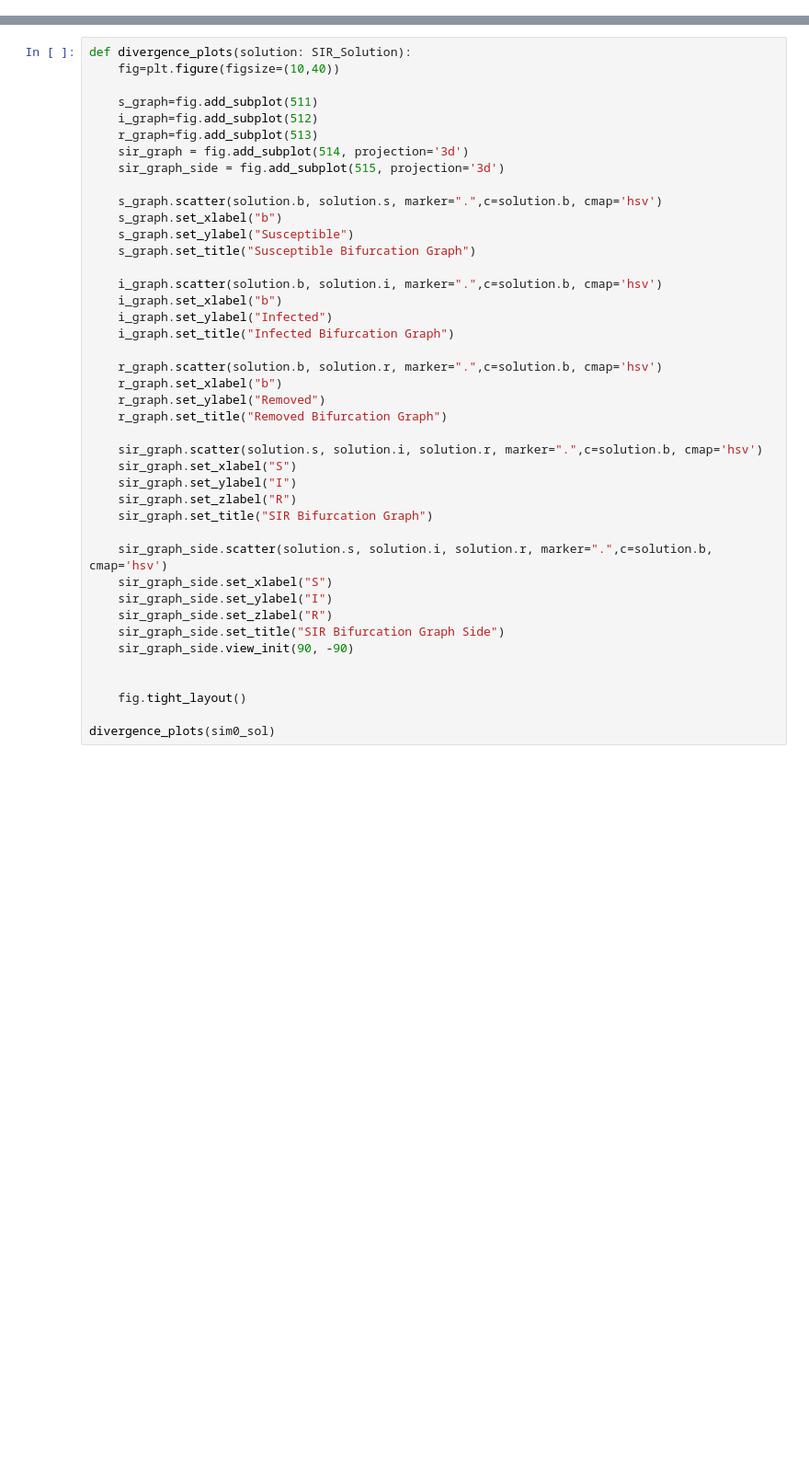
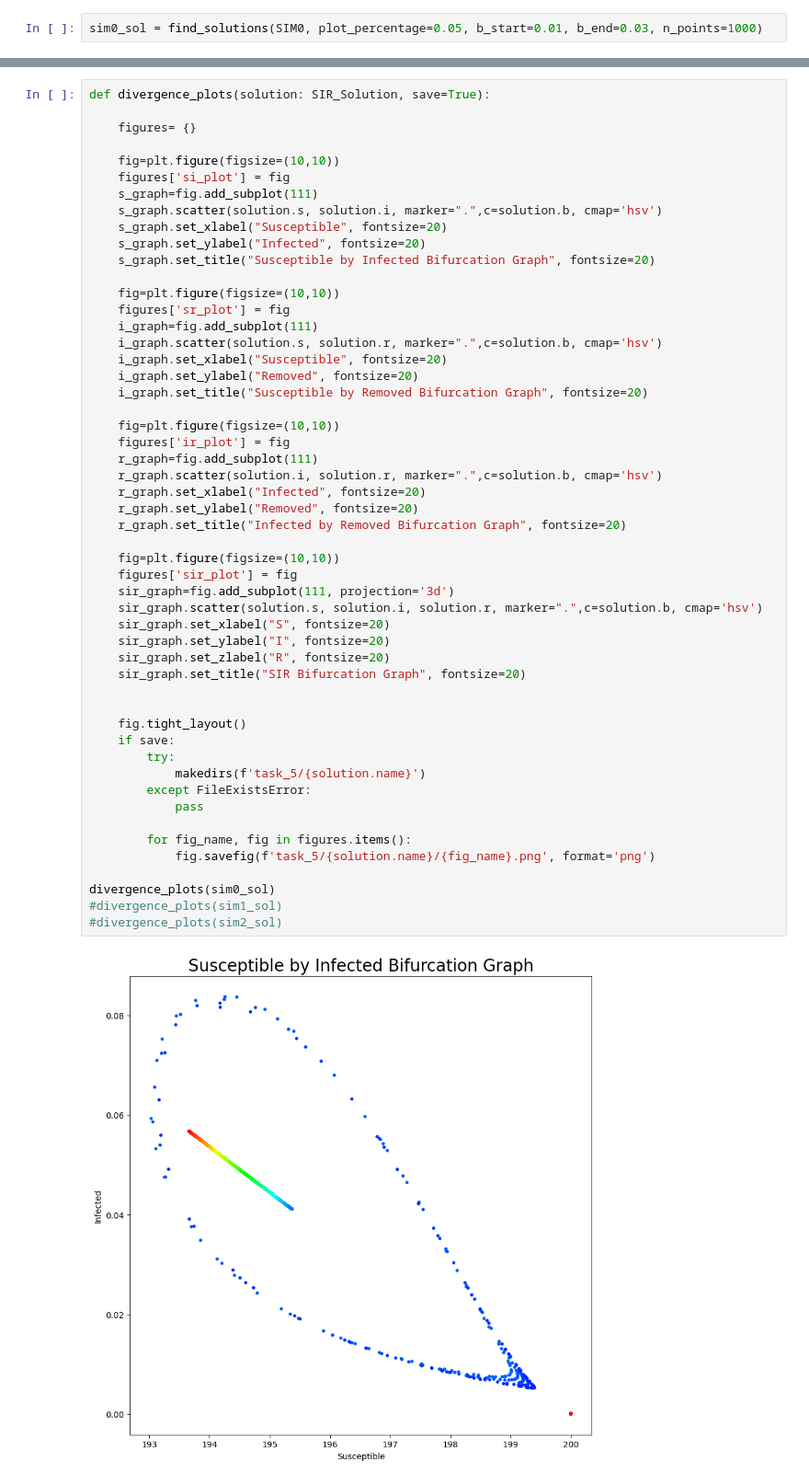
Before and after one commit to karthikeya-ms/ML_in_Crowd_Modelling_and_Simulation, a Jupyter notebook: EX4/notebooks/sir_bed_model.ipynb, the cells around one changed output, grey strips where cells are left out. Shown at 92% size. Saved outputs shown, nothing was run; the diff lists cells and outputs as text; blank space fills up the shorter version.

```diff
--- a/EX4/notebooks/sir_bed_model.ipynb
+++ b/EX4/notebooks/sir_bed_model.ipynb
@@ -119,0 +144,2 @@ sim0_sol = find_solutions(SIM0, plot_percentage=0.05, b_start=0.02, b_end=0.024,
+# %%
+sim0_sol = find_solutions(SIM0, plot_percentage=0.05, b_start=0.01, b_end=0.03, n_points=1000)
@@ -124,42 +156,54 @@ sim2_sol = find_solutions(SIM2, plot_percentage=0.05, b_start=0.022002, b_end=0.
 # %%
-def divergence_plots(solution: SIR_Solution):
-    fig=plt.figure(figsize=(10,40))
+def divergence_plots(solution: SIR_Solution, save=True):
 
-    s_graph=fig.add_subplot(511)
-    i_graph=fig.add_subplot(512)
-    r_graph=fig.add_subplot(513)
-    sir_graph = fig.add_subplot(514, projection='3d')
-    sir_graph_side = fig.add_subplot(515, projection='3d')
+    figures= {}
 
-    s_graph.scatter(solution.b, solution.s, marker=".",c=solution.b, cmap='hsv')
-    s_graph.set_xlabel("b")
-    s_graph.set_ylabel("Susceptible")
-    s_graph.set_title("Susceptible Bifurcation Graph")
+    fig=plt.figure(figsize=(10,10))
+    figures['si_plot'] = fig
+    s_graph=fig.add_subplot(111)
+    s_graph.scatter(solution.s, solution.i, marker=".",c=solution.b, cmap='hsv')
+    s_graph.set_xlabel("Susceptible", fontsize=20)
+    s_graph.set_ylabel("Infected", fontsize=20)
+    s_graph.set_title("Susceptible by Infected Bifurcation Graph", fontsize=20)
 
-    i_graph.scatter(solution.b, solution.i, marker=".",c=solution.b, cmap='hsv')
-    i_graph.set_xlabel("b")
-    i_graph.set_ylabel("Infected")
-    i_graph.set_title("Infected Bifurcation Graph")
+    fig=plt.figure(figsize=(10,10))
+    figures['sr_plot'] = fig
+    i_graph=fig.add_subplot(111)
+    i_graph.scatter(solution.s, solution.r, marker=".",c=solution.b, cmap='hsv')
+    i_graph.set_xlabel("Susceptible", fontsize=20)
+    i_graph.set_ylabel("Removed", fontsize=20)
+    i_graph.set_title("Susceptible by Removed Bifurcation Graph", fontsize=20)
 
-    r_graph.scatter(solution.b, solution.r, marker=".",c=solution.b, cmap='hsv')
-    r_graph.set_xlabel("b")
-    r_graph.set_ylabel("Removed")
-    r_graph.set_title("Removed Bifurcation Graph")
+    fig=plt.figure(figsize=(10,10))
+    figures['ir_plot'] = fig
+    r_graph=fig.add_subplot(111)
+    r_graph.scatter(solution.i, solution.r, marker=".",c=solution.b, cmap='hsv')
+    r_graph.set_xlabel("Infected", fontsize=20)
+    r_graph.set_ylabel("Removed", fontsize=20)
+    r_graph.set_title("Infected by Removed Bifurcation Graph", fontsize=20)
 
+    fig=plt.figure(figsize=(10,10))
+    figures['sir_plot'] = fig
+    sir_graph=fig.add_subplot(111, projection='3d')
     sir_graph.scatter(solution.s, solution.i, solution.r, marker=".",c=solution.b, cmap='hsv')
-    sir_graph.set_xlabel("S")
-    sir_graph.set_ylabel("I")
-    sir_graph.set_zlabel("R")
-    sir_graph.set_title("SIR Bifurcation Graph")
-
-    sir_graph_side.scatter(solution.s, solution.i, solution.r, marker=".",c=solution.b, cmap='hsv')
-    sir_graph_side.set_xlabel("S")
-    sir_graph_side.set_ylabel("I")
-    sir_graph_side.set_zlabel("R")
-    sir_graph_side.set_title("SIR Bifurcation Graph Side")
-    sir_graph_side.view_init(90, -90)
+    sir_graph.set_xlabel("S", fontsize=20)
+    sir_graph.set_ylabel("I", fontsize=20)
+    sir_graph.set_zlabel("R", fontsize=20)
+    sir_graph.set_title("SIR Bifurcation Graph", fontsize=20)
 
 
     fig.tight_layout()
+    if save:
+        try:
+            makedirs(f'task_5/{solution.name}')
+        except FileExistsError:
+            pass
+
+        for fig_name, fig in figures.items():
+            fig.savefig(f'task_5/{solution.name}/{fig_name}.png', format='png')
 
 divergence_plots(sim0_sol)
+#divergence_plots(sim1_sol)
+#divergence_plots(sim2_sol)
+# %% [output]
+[figure, added]
```
Also changed, not shown: parts of 8 cells of this notebook, 15 other files.
